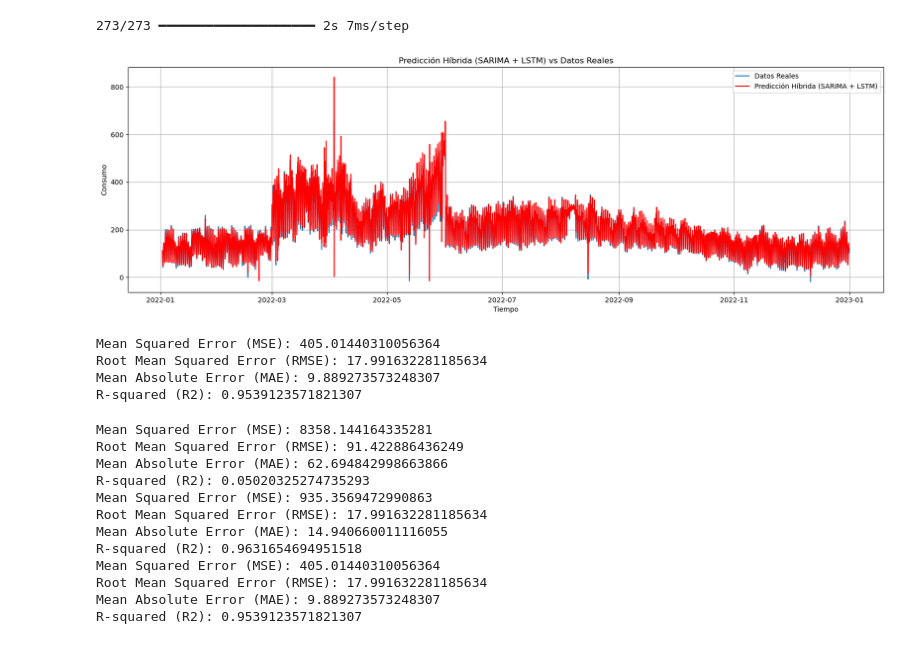
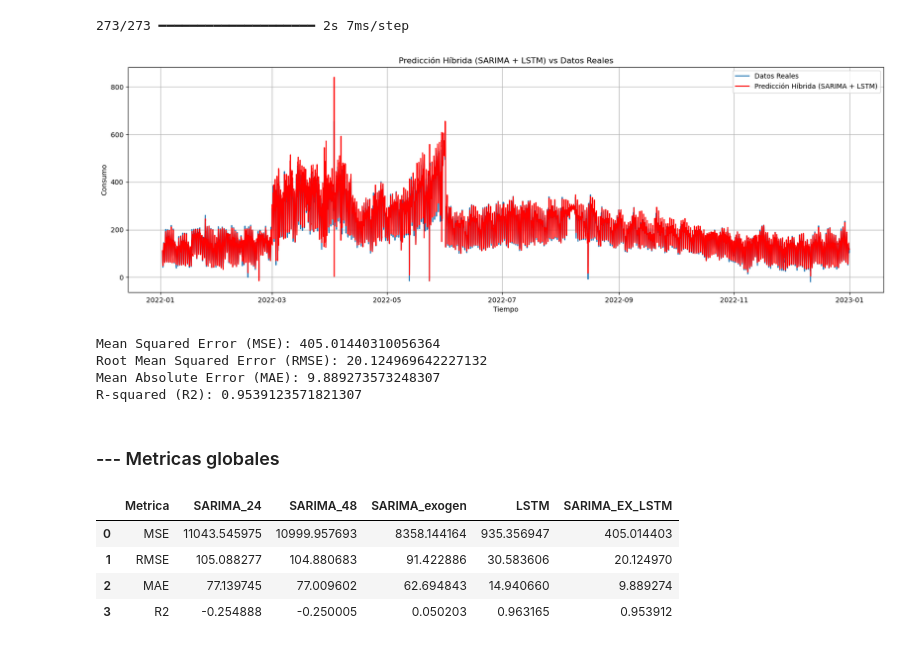
Before and after one commit to schavezh/UNAB_pronostico_consumo_electrico, a Jupyter notebook: proyecto/modelo-sarima+LSTM.ipynb, the cells around one changed output. Cells and saved outputs as stored; diff of their text form; code cells hidden in the pictures.

```diff
--- a/proyecto/modelo-sarima+LSTM.ipynb
+++ b/proyecto/modelo-sarima+LSTM.ipynb
@@ -572,7 +559,7 @@ from sklearn.metrics import mean_squared_error, mean_absolute_error, mean_absolu
 
 # Calcula las métricas
 mse_LSTM = mean_squared_error(y_test_actual, y_pred)
-rmse_LSTM = np.sqrt(mse)
+rmse_LSTM = np.sqrt(mse_LSTM)
 mae_LSTM = mean_absolute_error(y_test_actual, y_pred)
 mape_LSTM = mean_absolute_percentage_error(y_test_actual, y_pred)
 r2_LSTM = r2_score(y_test_actual, y_pred)
@@ -776,7 +763,7 @@ plt.show()
 
 # Calcula las métricas
 mse_SL = mean_squared_error(data_test_AJAHUEL[time_steps:], final_pred_test)
-rmse_SL = np.sqrt(mse)
+rmse_SL = np.sqrt(mse_SL)
 mae_SL = mean_absolute_error(data_test_AJAHUEL[time_steps:], final_pred_test)
 mape_SL = mean_absolute_percentage_error(data_test_AJAHUEL[time_steps:], final_pred_test)
 r2_SL = r2_score(data_test_AJAHUEL[time_steps:], final_pred_test)
@@ -790,40 +777,25 @@ print(f"R-squared (R2): {r2_SL}")
 # %% [output]
 [figure]
 Mean Squared Error (MSE): 405.01440310056364
-Root Mean Squared Error (RMSE): 17.991632281185634
+Root Mean Squared Error (RMSE): 20.124969642227132
 Mean Absolute Error (MAE): 9.889273573248307
 R-squared (R2): 0.9539123571821307
-# %%
-
-
-print(f"Mean Squared Error (MSE): {mse}")
-print(f"Root Mean Squared Error (RMSE): {rmse}")
-print(f"Mean Absolute Error (MAE): {mae}")
-#print(f"Mean Absolute Percentage Error (MAPE): {mape}")
-print(f"R-squared (R2): {r2}")
-
-print(f"Mean Squared Error (MSE): {mse_LSTM}")
-print(f"Root Mean Squared Error (RMSE): {rmse_LSTM}")
-print(f"Mean Absolute Error (MAE): {mae_LSTM}")
-#print(f"Mean Absolute Percentage Error (MAPE): {mape_LSTM}")
-print(f"R-squared (R2): {r2_LSTM}")
-
-
-print(f"Mean Squared Error (MSE): {mse_SL}")
-print(f"Root Mean Squared Error (RMSE): {rmse_SL}")
-print(f"Mean Absolute Error (MAE): {mae_SL}")
-#print(f"Mean Absolute Percentage Error (MAPE): {mape_SL}")
-print(f"R-squared (R2): {r2_SL}")
-# %% [output]
-Mean Squared Error (MSE): 8358.144164335281
-Root Mean Squared Error (RMSE): 91.422886436249
-Mean Absolute Error (MAE): 62.694842998663866
-R-squared (R2): 0.05020325274735293
-Mean Squared Error (MSE): 935.3569472990863
-Root Mean Squared Error (RMSE): 17.991632281185634
-Mean Absolute Error (MAE): 14.940660011116055
-R-squared (R2): 0.9631654694951518
-Mean Squared Error (MSE): 405.01440310056364
-Root Mean Squared Error (RMSE): 17.991632281185634
-Mean Absolute Error (MAE): 9.889273573248307
-R-squared (R2): 0.9539123571821307
+# %% [markdown]
+### --- Metricas globales
+# %%
+metricas=pd.DataFrame()
+# %%
+metricas['Metrica']=['MSE','RMSE','MAE','R2']
+metricas['SARIMA_24']=[mse_samira_24,rmse_sarimna_24,mae_sarima_24,r2_sarima24]
+metricas['SARIMA_48']=[mse_samira_48,rmse_sarimna_48,mae_sarima_48,r2_sarima_48]
+metricas['SARIMA_exogen']=[mse,rmse, mae, r2]
+metricas['LSTM']=[mse_LSTM,rmse_LSTM,mae_LSTM,r2_LSTM]
+metricas['SARIMA_EX_LSTM']=[mse_SL,rmse_SL,mae_SL,r2_SL]
+# %%
+metricas
+# %% [output]
+|  | Metrica | SARIMA_24 | SARIMA_48 | SARIMA_exogen | LSTM | SARIMA_EX_LSTM |
+| 0 | MSE | 11043.545975 | 10999.957693 | 8358.144164 | 935.356947 | 405.014403 |
+| 1 | RMSE | 105.088277 | 104.880683 | 91.422886 | 30.583606 | 20.124970 |
+| 2 | MAE | 77.139745 | 77.009602 | 62.694843 | 14.940660 | 9.889274 |
+| 3 | R2 | -0.254888 | -0.250005 | 0.050203 | 0.963165 | 0.953912 |
```
Also changed, not shown: parts of 10 cells of this notebook.
